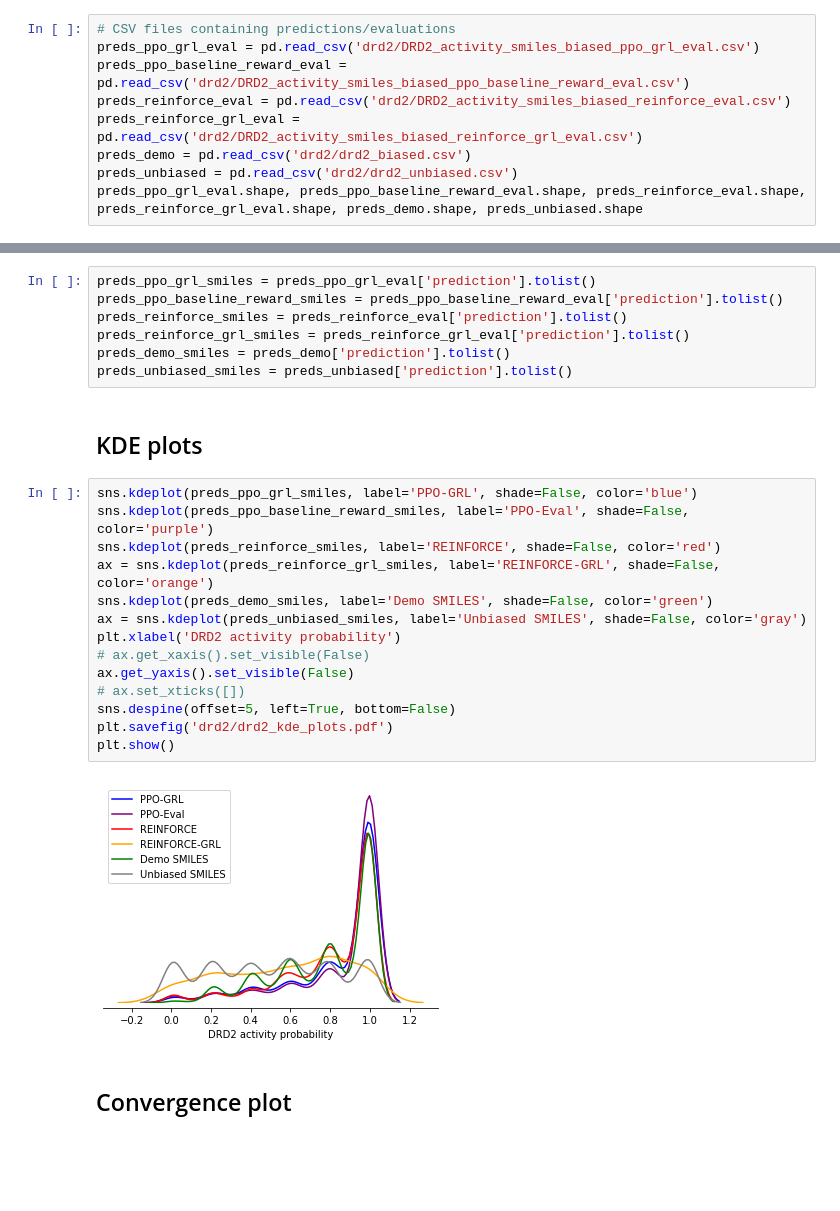
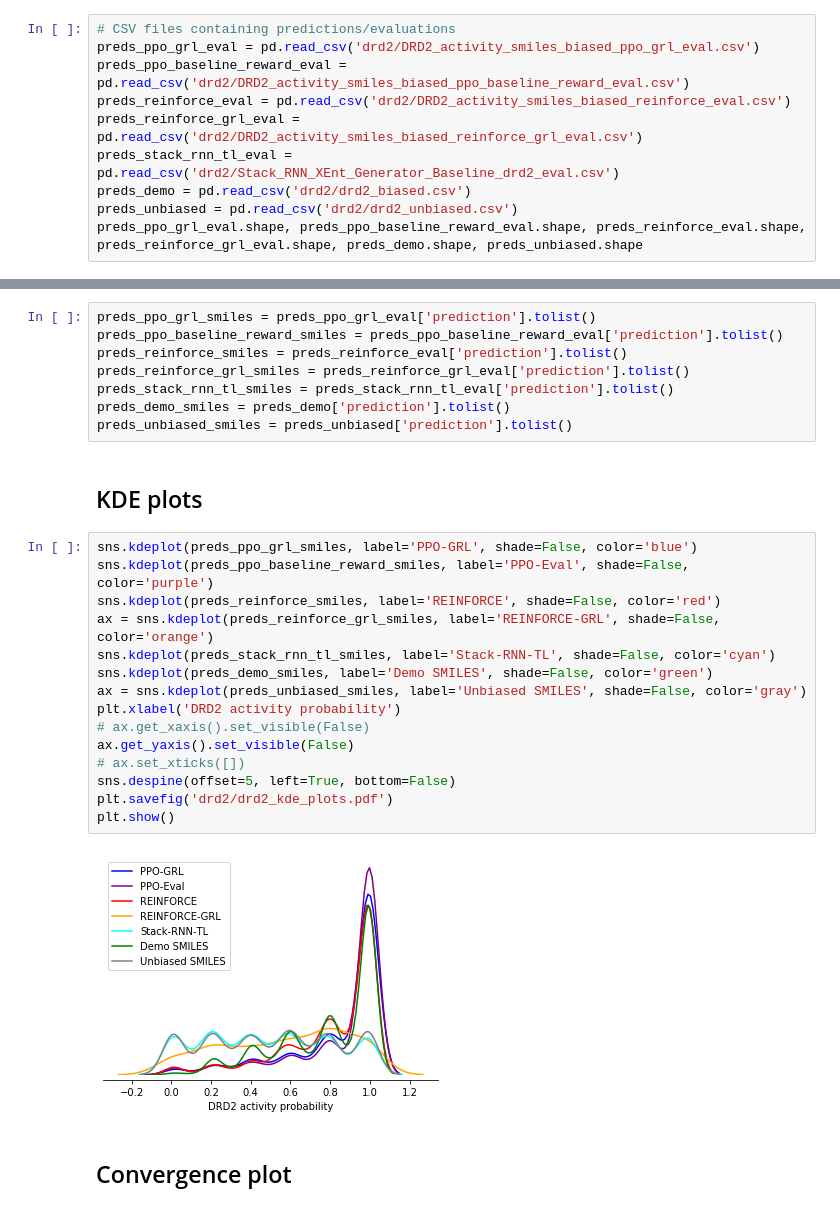
Before and after one commit to bbrighttaer/irelease, a Jupyter notebook: proj/notebooks/drd2_analysis.ipynb, the cells around one changed output, grey strips where cells are left out. Drawn from its saved outputs; the diff is of its cells as text; blank space fills up the shorter version.

Commit message:
nb plots

```diff
--- a/proj/notebooks/drd2_analysis.ipynb
+++ b/proj/notebooks/drd2_analysis.ipynb
@@ -61,6 +65,7 @@ preds_ppo_grl_eval = pd.read_csv('drd2/DRD2_activity_smiles_biased_ppo_grl_eval.
 preds_ppo_baseline_reward_eval = pd.read_csv('drd2/DRD2_activity_smiles_biased_ppo_baseline_reward_eval.csv')
 preds_reinforce_eval = pd.read_csv('drd2/DRD2_activity_smiles_biased_reinforce_eval.csv')
 preds_reinforce_grl_eval = pd.read_csv('drd2/DRD2_activity_smiles_biased_reinforce_grl_eval.csv')
+preds_stack_rnn_tl_eval = pd.read_csv('drd2/Stack_RNN_XEnt_Generator_Baseline_drd2_eval.csv')
 preds_demo = pd.read_csv('drd2/drd2_biased.csv')
 preds_unbiased = pd.read_csv('drd2/drd2_unbiased.csv')
 preds_ppo_grl_eval.shape, preds_ppo_baseline_reward_eval.shape, preds_reinforce_eval.shape, preds_reinforce_grl_eval.shape, preds_demo.shape, preds_unbiased.shape
@@ -88,6 +96,7 @@ preds_ppo_grl_smiles = preds_ppo_grl_eval['prediction'].tolist()
 preds_ppo_baseline_reward_smiles = preds_ppo_baseline_reward_eval['prediction'].tolist()
 preds_reinforce_smiles = preds_reinforce_eval['prediction'].tolist()
 preds_reinforce_grl_smiles = preds_reinforce_grl_eval['prediction'].tolist()
+preds_stack_rnn_tl_smiles = preds_stack_rnn_tl_eval['prediction'].tolist()
 preds_demo_smiles = preds_demo['prediction'].tolist()
 preds_unbiased_smiles = preds_unbiased['prediction'].tolist()
 # %% [markdown]
@@ -95,19 +104,20 @@ preds_unbiased_smiles = preds_unbiased['prediction'].tolist()
 # %%
 sns.kdeplot(preds_ppo_grl_smiles, label='PPO-GRL', shade=False, color='blue')
 sns.kdeplot(preds_ppo_baseline_reward_smiles, label='PPO-Eval', shade=False, color='purple')
 sns.kdeplot(preds_reinforce_smiles, label='REINFORCE', shade=False, color='red')
 ax = sns.kdeplot(preds_reinforce_grl_smiles, label='REINFORCE-GRL', shade=False, color='orange')
+sns.kdeplot(preds_stack_rnn_tl_smiles, label='Stack-RNN-TL', shade=False, color='cyan')
 sns.kdeplot(preds_demo_smiles, label='Demo SMILES', shade=False, color='green')
 ax = sns.kdeplot(preds_unbiased_smiles, label='Unbiased SMILES', shade=False, color='gray')
 plt.xlabel('DRD2 activity probability')
 # ax.get_xaxis().set_visible(False)
 ax.get_yaxis().set_visible(False)
 # ax.set_xticks([])
 sns.despine(offset=5, left=True, bottom=False)
 plt.savefig('drd2/drd2_kde_plots.pdf')
 plt.show()
 # %% [output]
-[figure, old version]
+[figure, new version]
 # %% [markdown]
 ## Convergence plot
 # %%
```
Also changed, not shown: parts of 7 cells of this notebook, 20 other files.
